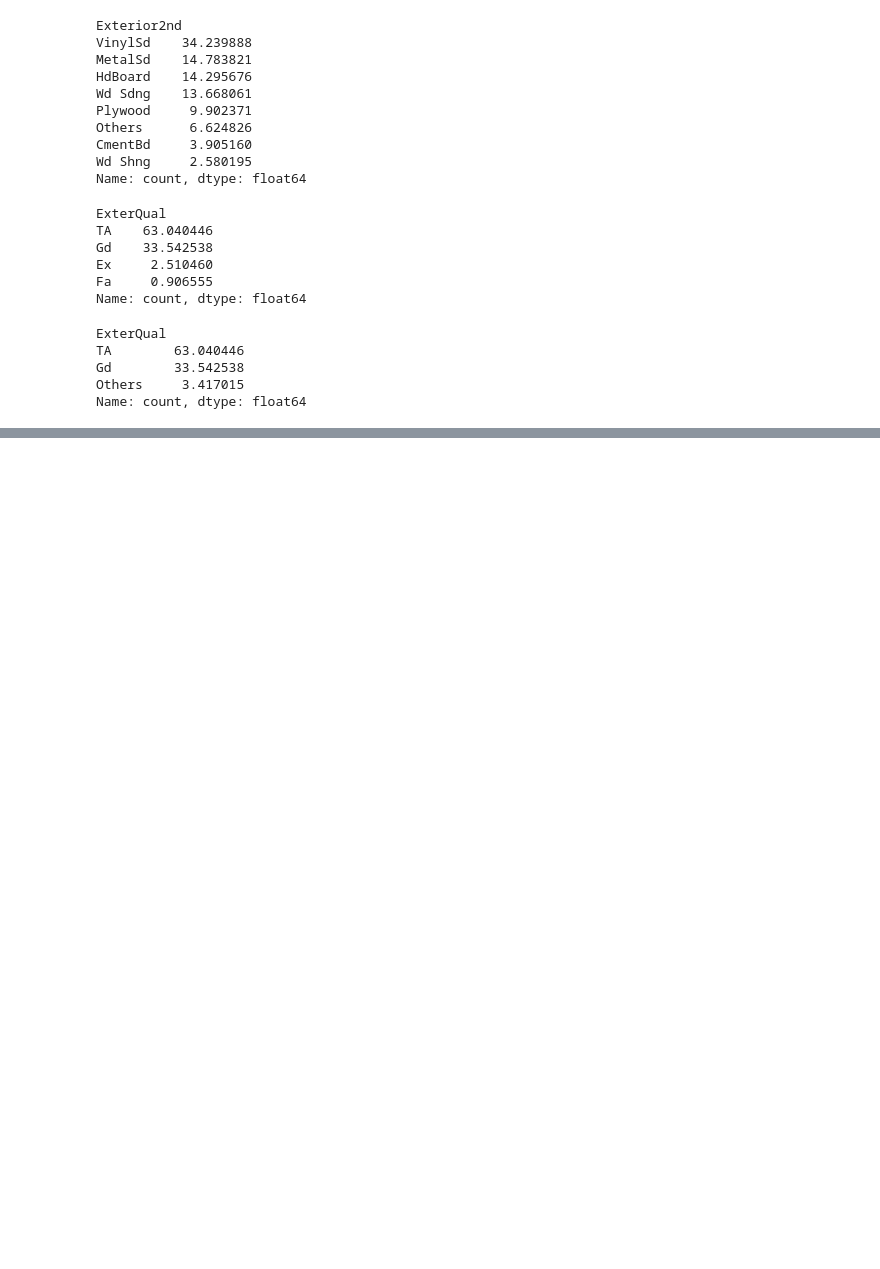
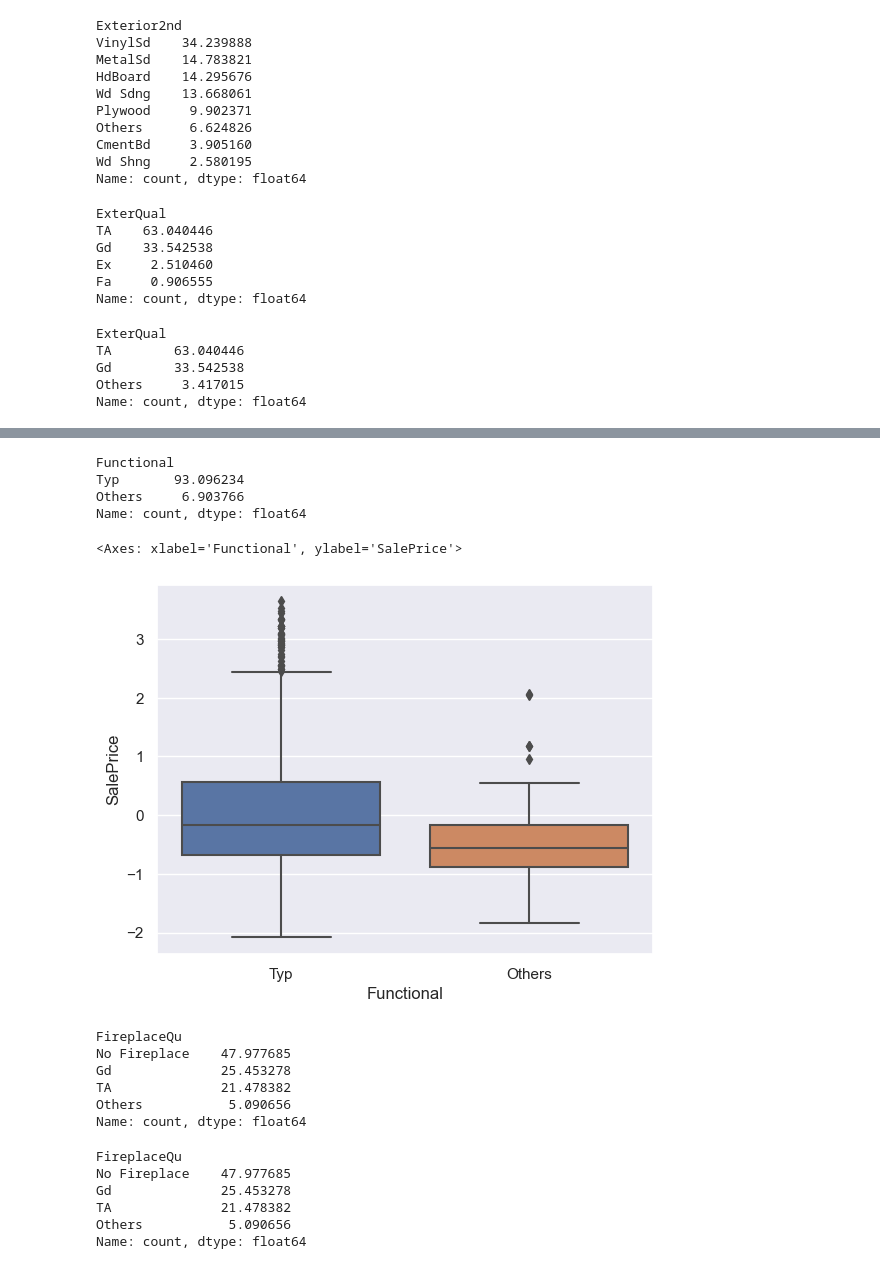
Before and after one commit to adityasngh/Kaggle-House-Prices-Regression, a Jupyter notebook: Kaggle_House_Prices_Regression.ipynb, the cells around one changed output, grey strips where cells are left out. Drawn from its saved outputs; the diff is of its cells as text; code cells hidden in the pictures; blank space fills up the shorter version.

```diff
--- a/Kaggle_House_Prices_Regression.ipynb
+++ b/Kaggle_House_Prices_Regression.ipynb
@@ -943,0 +1056,3 @@ Name: count, dtype: float64
+# %%
+df['HeatingQC'].replace(['Po', 'Fa'], 'Others', inplace=True)
+df['HeatingQC'].value_counts()*100 / len(df)
@@ -943,0 +1076,3 @@ Name: count, dtype: float64
+# %%
+df['Electrical'].replace(['FuseP', 'Mix', 'FuseF'], 'Others', inplace=True)
+df['Electrical'].value_counts()*100 / len(df)
@@ -943,0 +1097,32 @@ Name: count, dtype: float64
+# %%
+df['Functional'].replace(['Sev', 'Maj2', 'Maj1', 'Mod', 'Min1', 'Min2'], 'Others', inplace=True)
+df['Functional'].value_counts()*100 / len(df)
+# %% [output]
+Functional
+Typ       93.096234
+Others     6.903766
+Name: count, dtype: float64
+# %%
+sns.boxplot(x = df['Functional'], y = df['SalePrice'])
+# %% [output]
+<Axes: xlabel='Functional', ylabel='SalePrice'>
+[figure, added]
+# %%
+df['FireplaceQu'].value_counts()*100 / len(df)
+# %% [output]
+FireplaceQu
+No Fireplace    47.977685
+Gd              25.453278
+TA              21.478382
+Others           5.090656
+Name: count, dtype: float64
+# %%
+df['FireplaceQu'].replace(['Po', 'Fa', 'Ex'], 'Others', inplace=True)
+df['FireplaceQu'].value_counts()*100 / len(df)
+# %% [output]
+FireplaceQu
+No Fireplace    47.977685
+Gd              25.453278
+TA              21.478382
+Others           5.090656
+Name: count, dtype: float64
```
Also changed, not shown: parts of 34 cells of this notebook.
